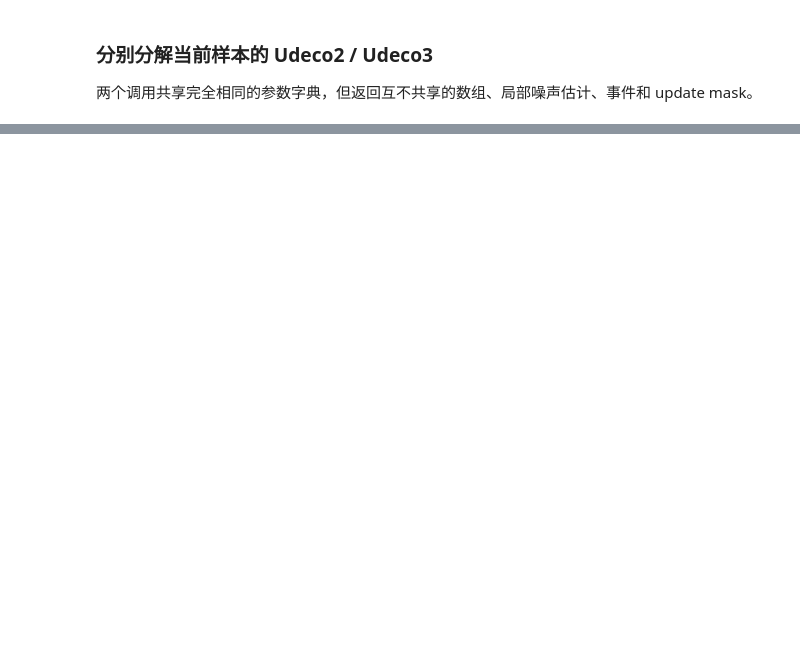
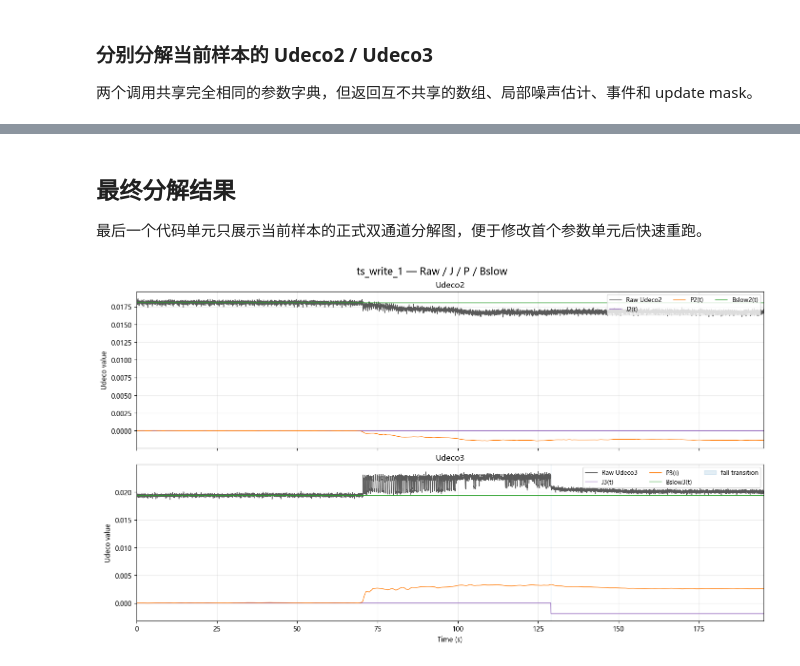
Before and after one commit to Scp-918/MHLcode, a Jupyter notebook: udeco_multiscale_decomposition.ipynb, the cells around one changed output, grey strips where cells are left out. Drawn from its saved outputs; the diff is of its cells as text; code cells hidden in the pictures; blank space fills up the shorter version.

```diff
--- a/udeco_multiscale_decomposition.ipynb
+++ b/udeco_multiscale_decomposition.ipynb
@@ -860,0 +1231,18 @@ display(pd.DataFrame(summary_rows))
+# %% [markdown]
+## 最终分解结果
+
+最后一个代码单元只展示当前样本的正式双通道分解图，便于修改首个参数单元后快速重跑。
+# %%
+main_figure, main_axes = plot_decomposition(
+    time,
+    result2,
+    result3,
+    SAMPLE_NAME,
+    plot_start_sec=PLOT_START_SEC,
+    plot_end_sec=PLOT_END_SEC,
+    normalize_components=NORMALIZE_COMPONENTS_FOR_PLOT,
+)
+assert len(main_axes) == 2 and all(len(ax.lines) == 4 for ax in main_axes)
+plt.show()
+# %% [output]
+[figure, added]
```
Also changed, not shown: parts of 19 cells of this notebook.
